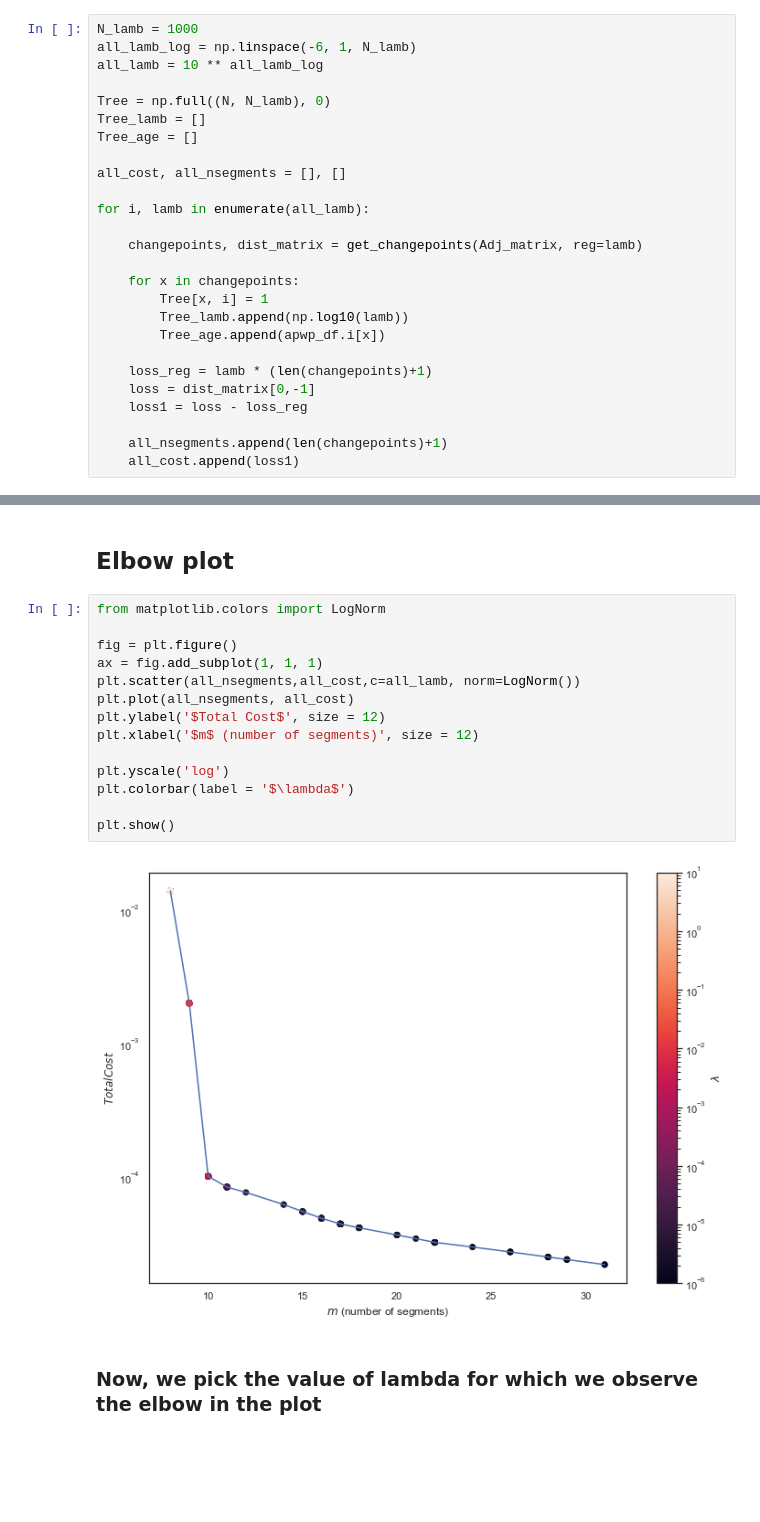
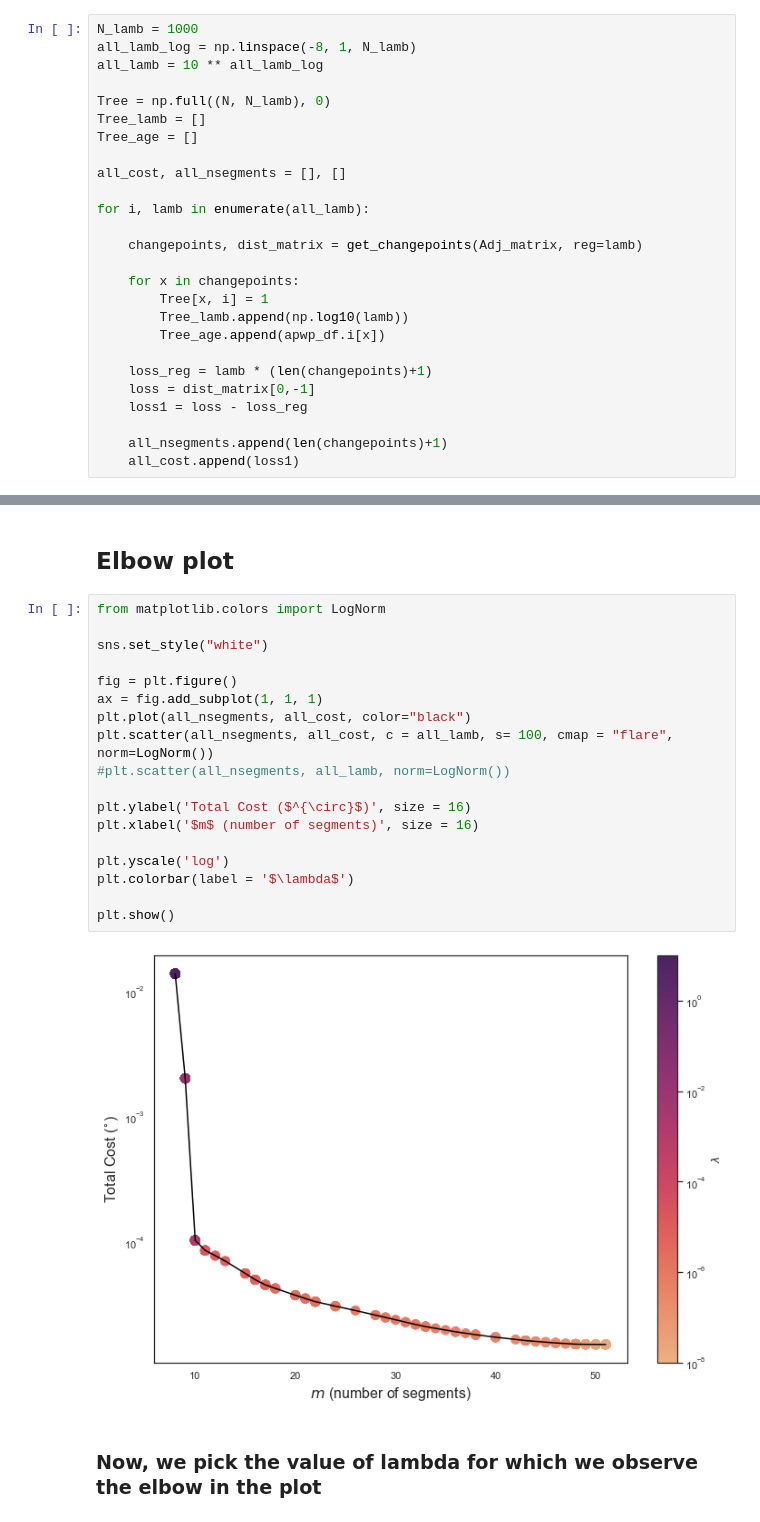
Before and after one commit to LenGallo/PEPy, a Jupyter notebook: APWP.ipynb, the cells around one changed output, grey strips where cells are left out. Saved outputs shown, nothing was run; the diff lists cells and outputs as text; blank space fills up the shorter version.

```diff
--- a/APWP.ipynb
+++ b/APWP.ipynb
@@ -254,7 +254,7 @@ def get_changepoints(Adj_matrix, reg = 0.0001):
 #### Calculation of the total cost as a function of the regularization paramenter in order to achieve an unsupervised estimation
 # %%
 N_lamb = 1000
-all_lamb_log = np.linspace(-6, 1, N_lamb)
+all_lamb_log = np.linspace(-8, 1, N_lamb)
 all_lamb = 10 ** all_lamb_log
 
 Tree = np.full((N, N_lamb), 0)
@@ -295,19 +295,23 @@ Text(0.5, 0, 'Total Cost (10^)')
 # %%
 from matplotlib.colors import LogNorm
 
+sns.set_style("white")
+
 fig = plt.figure()
 ax = fig.add_subplot(1, 1, 1)
-plt.scatter(all_nsegments,all_cost,c=all_lamb, norm=LogNorm())
-plt.plot(all_nsegments, all_cost)
-plt.ylabel('$Total Cost$', size = 12)
-plt.xlabel('$m$ (number of segments)', size = 12)
+plt.plot(all_nsegments, all_cost, color="black")
+plt.scatter(all_nsegments, all_cost, c = all_lamb, s= 100, cmap = "flare", norm=LogNorm())
+#plt.scatter(all_nsegments, all_lamb, norm=LogNorm())
+
+plt.ylabel('Total Cost ($^{\circ}$)', size = 16)
+plt.xlabel('$m$ (number of segments)', size = 16)
 
 plt.yscale('log')
 plt.colorbar(label = '$\lambda$')
 
 plt.show()
 # %% [output]
-[figure, old version]
+[figure, new version]
 # %% [markdown]
 ### Now, we pick the value of lambda for which we observe the elbow in the plot
 # %%
```
Also changed, not shown: parts of 4 cells of this notebook.
